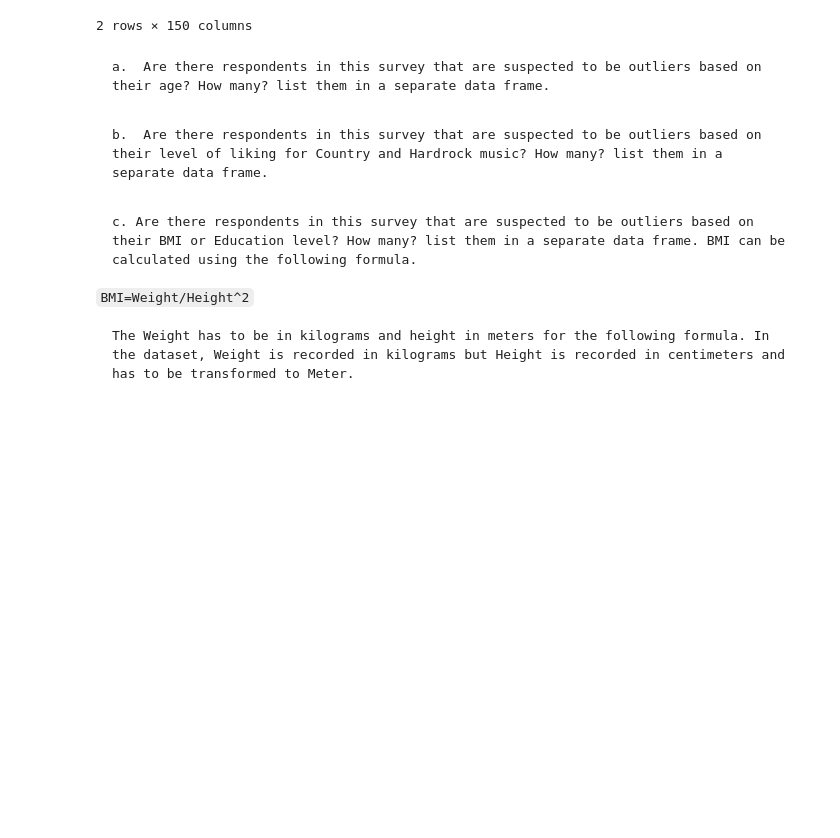
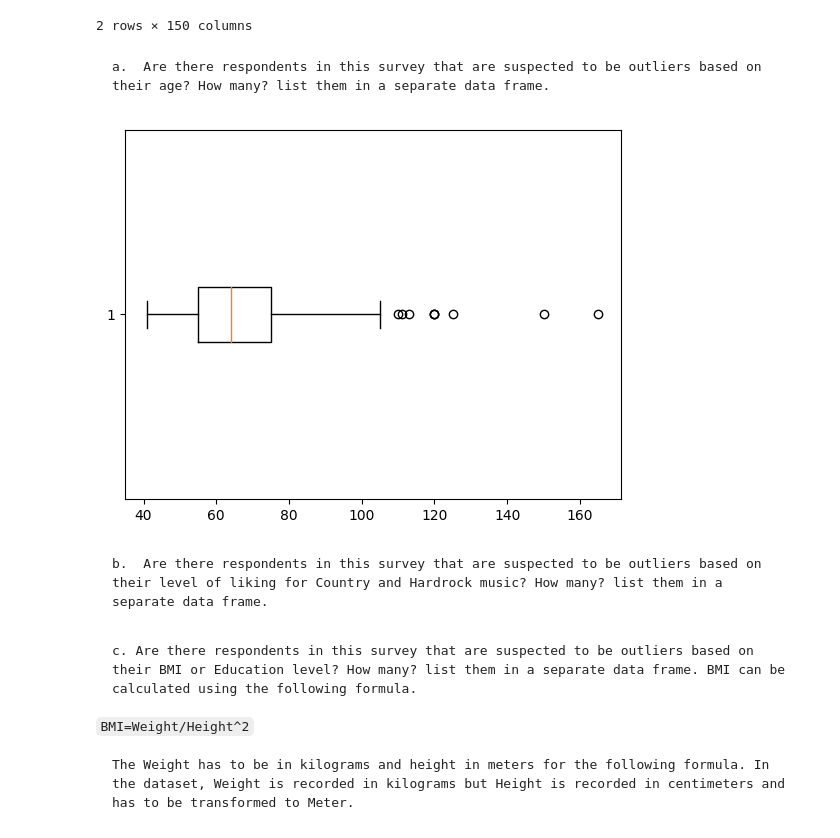
Before and after one commit to bzemedku98/Hands-On-Data-Preprocessing-in-Python, a Jupyter notebook: Chapter11/Chaper 11 Excercises.ipynb, the cells around one changed output. Cells and saved outputs as stored; diff of their text form; code cells hidden in the pictures; blank space fills up the shorter version.

```diff
--- a/Chapter11/Chaper 11 Excercises.ipynb
+++ b/Chapter11/Chaper 11 Excercises.ipynb
@@ -219,3 +219,7 @@ response_df.head(2)
 2 rows × 150 columns
 # %% [markdown]
     a.	Are there respondents in this survey that are suspected to be outliers based on their age? How many? list them in a separate data frame.
+# %%
+fig = plt.boxplot(response_df.Weight.dropna(),vert=False)
+# %% [output]
+[figure, added]
```
Also changed, not shown: parts of 1 cell of this notebook.
